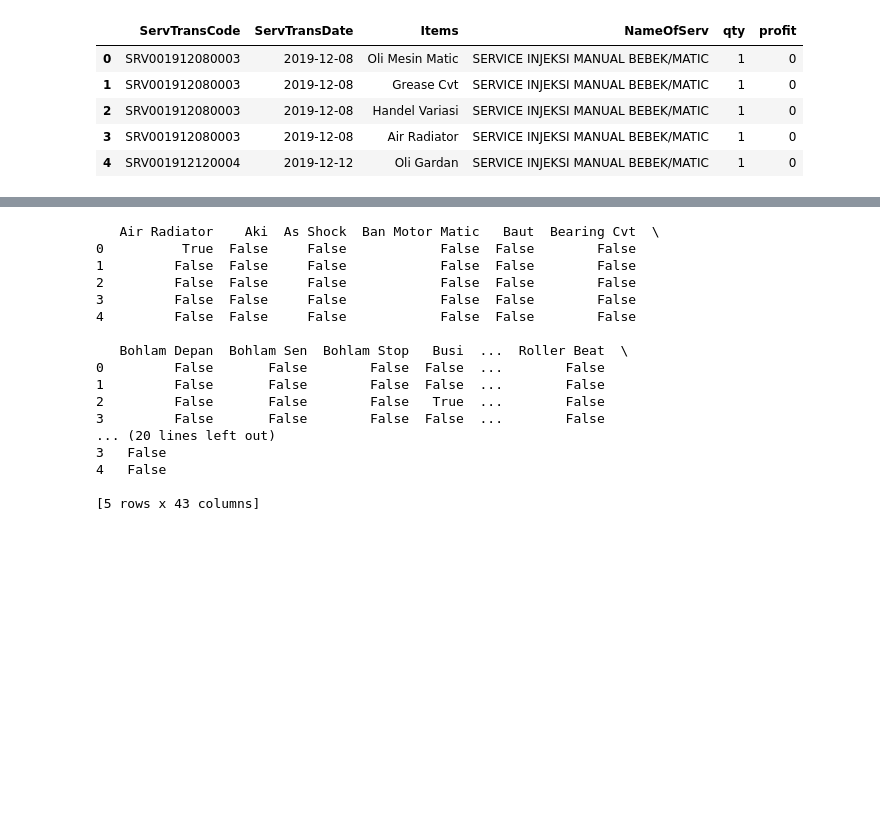
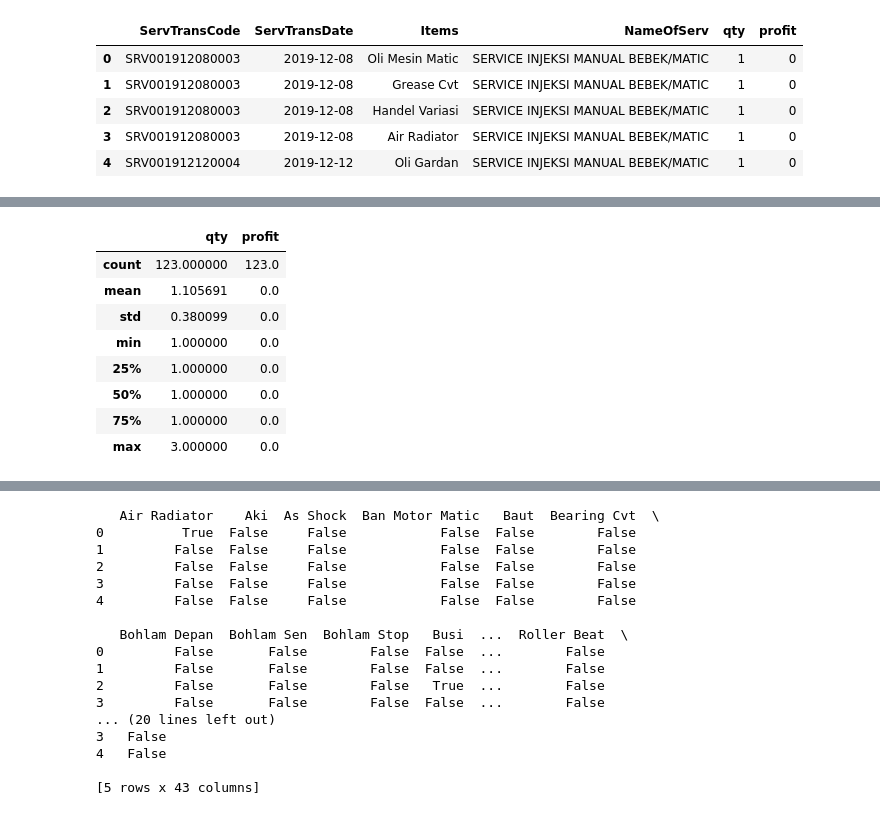
Before and after one commit to DhafinRA/Apriori, a Jupyter notebook: Apriori.ipynb, the cells around one changed output, grey strips where cells are left out. Drawn from its saved outputs; the diff is of its cells as text; code cells hidden in the pictures; blank space fills up the shorter version.

```diff
--- a/Apriori.ipynb
+++ b/Apriori.ipynb
@@ -26,0 +56,12 @@ df['Items'] = df['Items'].str.strip()
+# %%
+df.describe()
+# %% [output]
+|  | qty | profit |
+| count | 123.000000 | 123.0 |
+| mean | 1.105691 | 0.0 |
+| std | 0.380099 | 0.0 |
+| min | 1.000000 | 0.0 |
+| 25% | 1.000000 | 0.0 |
+| 50% | 1.000000 | 0.0 |
+| 75% | 1.000000 | 0.0 |
+| max | 3.000000 | 0.0 |
```
Also changed, not shown: parts of 5 cells of this notebook.
